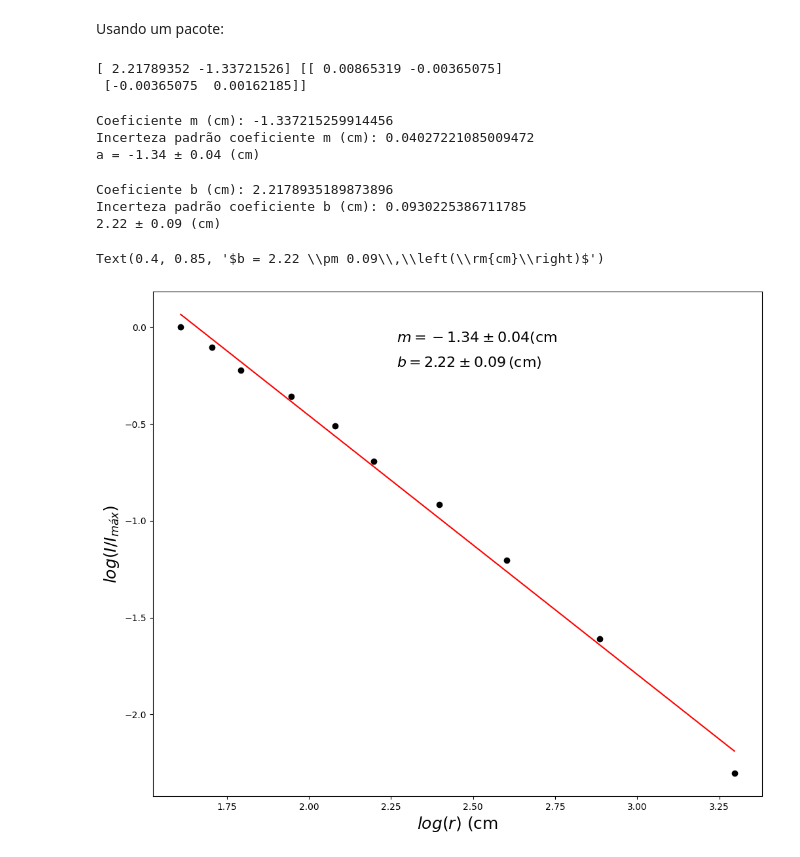
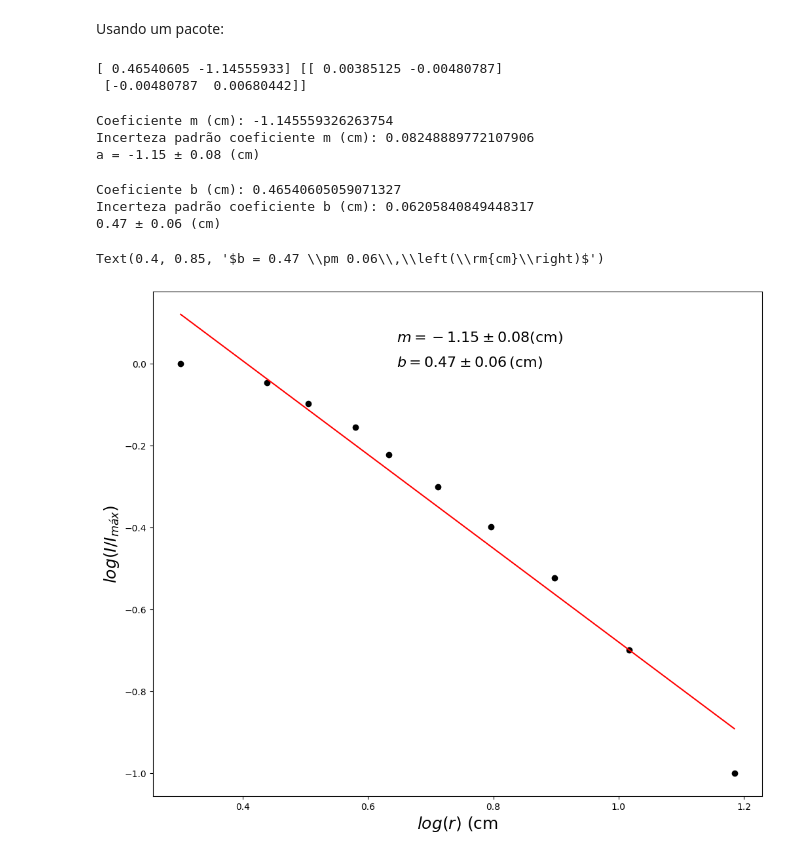
Before and after one commit to elizamelo/LabFis04, a Jupyter notebook: LabFis4IntensidadeLuminosa_v0.ipynb, the cells around one changed output. Drawn from its saved outputs; the diff is of its cells as text; code cells hidden in the pictures.

```diff
--- a/LabFis4IntensidadeLuminosa_v0.ipynb
+++ b/LabFis4IntensidadeLuminosa_v0.ipynb
@@ -47,3 +44,10 @@ r = [5.0,5.5,6.0,7.0,8.0,9.0,11.0,13.5,17.9,27.0] # cm
+# %%
+#Distãncia da fonte a fibra óptica
+#r = [5.0,5.5,6.0,7.0,8.0,9.0,11.0,13.5,17.9,27.0] # cm - grupo 01, turma 3
+r=[2.0,2.75,3.2,3.8,4.3,5.15,6.25,7.9,10.4,15.3] # cm - grupo 02, turma 3
+#r = [2.0,2.3,2.9,3.75,4.7,6.10,7.40,9.95,15.05,25.05,63.95] #cm grupo 3, turma 2
+#r=[2.0,2.2,2.6,3.0,3.6,4.2,5.2,6.6,8.8,12.6] #cm grupo 04 ,turma 2
+#r=[2.0,2.7,3.1,3.4,4.1,4.8,5.8,7.6,9.4,14.2] #cm grupo 05 ,turma 2
 # %%
 #Intensidades Relativas:
 
@@ -57,5 +61,5 @@ print ( "Número de medidas: {}".format( N_medidas ) )
 Número de medidas: 10
 # %%
-x = np.log(r)
+x = np.log10(r)
 print ("x=log(r) = ", x)
 # %% [output]
@@ -64,4 +68,4 @@ x=log(r) =  [1.60943791 1.70474809 1.79175947 1.94591015 2.07944154 2.19722458
 # %%
-y=np.log(IR)
+y=np.log10(IR)
 print ("y=log(IR) = ", y)
 # %% [output]
@@ -191,38 +196,38 @@ def pol1(x, p0, p1):
 popt_lin, pcov_lin = curve_fit( pol1, x, y, p0=(0.,0.) )
 print ( popt_lin, pcov_lin )
 # %% [output]
-[ 2.21789352 -1.33721526] [[ 0.00865319 -0.00365075]
- [-0.00365075  0.00162185]]
+[ 0.46540605 -1.14555933] [[ 0.00385125 -0.00480787]
+ [-0.00480787  0.00680442]]
 # %%
 print ( "Coeficiente m (cm): {}".format( popt_lin[ 1 ] ) )
 print ( "Incerteza padrão coeficiente m (cm): {}".format( np.sqrt( pcov_lin[ 1, 1 ] ) ) )
 print ( "a = {:.2f} ± {:.2f} (cm)".format( np.round( popt_lin[ 1 ], 2 ), np.round( np.sqrt( pcov_lin[ 1, 1 ] ), 2 ) ) )
 # %% [output]
-Coeficiente m (cm): -1.337215259914456
-Incerteza padrão coeficiente m (cm): 0.04027221085009472
-a = -1.34 ± 0.04 (cm)
+Coeficiente m (cm): -1.145559326263754
+Incerteza padrão coeficiente m (cm): 0.08248889772107906
+a = -1.15 ± 0.08 (cm)
 # %%
 print ( "Coeficiente b (cm): {}".format( popt_lin[ 0 ] ) )
 print ( "Incerteza padrão coeficiente b (cm): {}".format( np.sqrt( pcov_lin[ 0, 0 ] ) ) )
 print ( "{} ± {} (cm)".format( np.round( popt_lin[ 0 ], 2 ), np.round( np.sqrt( pcov_lin[ 0, 0 ] ), 2 ) ) )
 # %% [output]
-Coeficiente b (cm): 2.2178935189873896
-Incerteza padrão coeficiente b (cm): 0.0930225386711785
-2.22 ± 0.09 (cm)
+Coeficiente b (cm): 0.46540605059071327
+Incerteza padrão coeficiente b (cm): 0.06205840849448317
+0.47 ± 0.06 (cm)
 # %%
 fig = plt.figure( figsize=(12,10) )
 
 plt.plot( x, y, 'ko' )
 plt.plot( x, ( popt_lin[ 0 ]  + popt_lin[ 1 ] * x ), '-r' )
 plt.xlabel( r"$log(r)~(\rm{{cm}}$", fontsize=18)
 plt.ylabel( r"$log(I/I_{máx})$", fontsize=18 )
 
 plt.text( 0.4, 0.9,
-          r"$m = {} \pm {}(\rm{{cm}}$".format( np.round( popt_lin[ 1 ], 2 ), np.round( np.sqrt( pcov_lin[ 1, 1 ] ), 2 ) ),
+          r"$m = {} \pm {}(\rm{{cm}})$".format( np.round( popt_lin[ 1 ], 2 ), np.round( np.sqrt( pcov_lin[ 1, 1 ] ), 2 ) ),
           fontsize=16, transform=plt.gca().transAxes )
 plt.text( 0.4, 0.85,
           r"$b = {} \pm {}\,\left(\rm{{cm}}\right)$".format( np.round( popt_lin[ 0 ], 2 ), np.round( np.sqrt( pcov_lin[ 0, 0 ] ), 2 ) ),
           fontsize=16, transform=plt.gca().transAxes )
 # %% [output]
-Text(0.4, 0.85, '$b = 2.22 \\pm 0.09\\,\\left(\\rm{cm}\\right)$')
+Text(0.4, 0.85, '$b = 0.47 \\pm 0.06\\,\\left(\\rm{cm}\\right)$')
-[figure, old version]
+[figure, new version]
```
Also changed, not shown: parts of 18 cells of this notebook.
